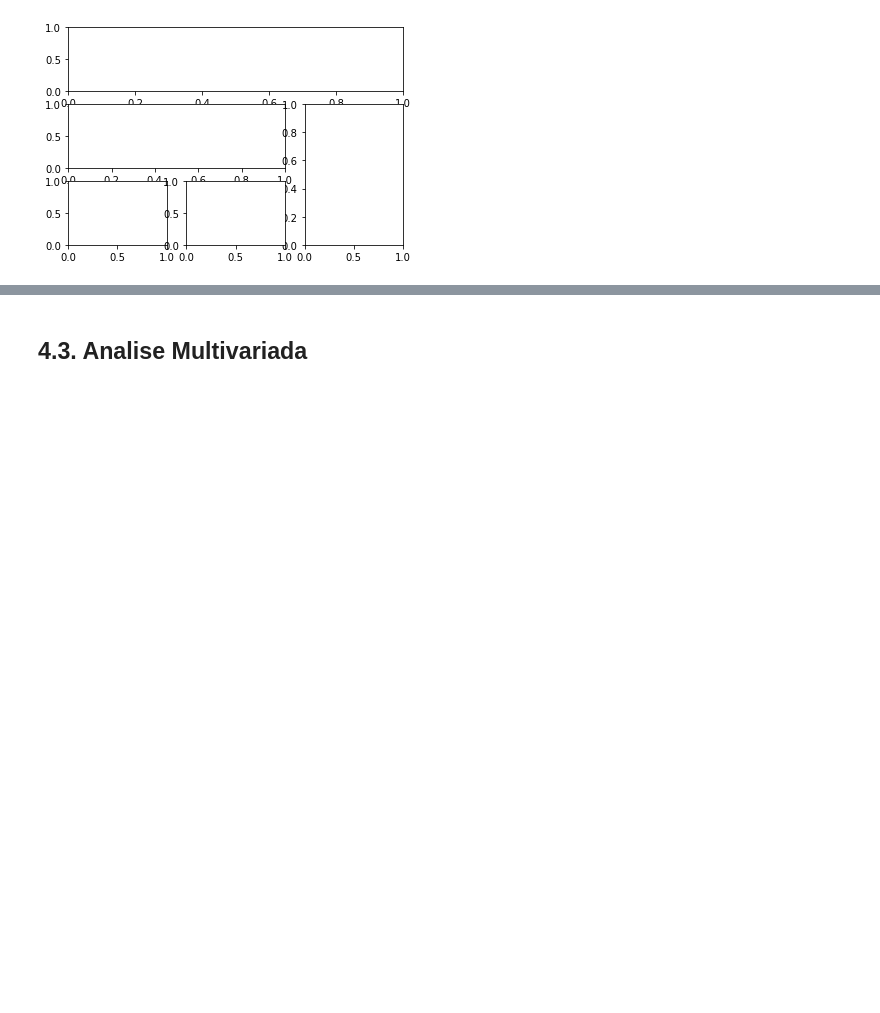
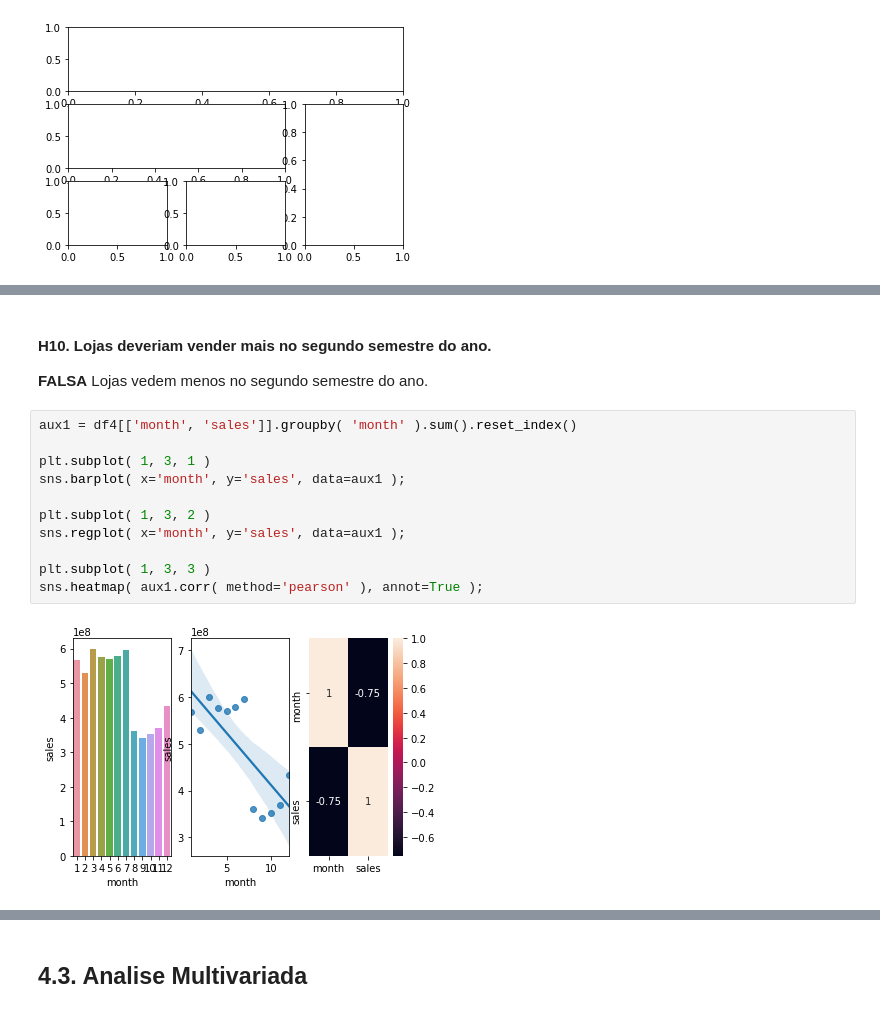
Before and after one commit to TiagoSolon/DS-Rossmann-Store-Sales, a Jupyter notebook: m04_v01_store_sales_prediction.ipynb, the cells around one changed output, grey strips where cells are left out. Cells and saved outputs as stored; diff of their text form; blank space fills up the shorter version.

```diff
--- a/m04_v01_store_sales_prediction.ipynb
+++ b/m04_v01_store_sales_prediction.ipynb
@@ -602,0 +634,16 @@ ax5 = plt.subplot(gs[-1, -2])
+# %% [markdown]
+####  **H10.** Lojas deveriam vender mais no segundo semestre do ano.
+**FALSA** Lojas vedem menos no segundo semestre do ano.
+# %%
+aux1 = df4[['month', 'sales']].groupby( 'month' ).sum().reset_index()
+
+plt.subplot( 1, 3, 1 )
+sns.barplot( x='month', y='sales', data=aux1 );
+
+plt.subplot( 1, 3, 2 )
+sns.regplot( x='month', y='sales', data=aux1 );
+
+plt.subplot( 1, 3, 3 )
+sns.heatmap( aux1.corr( method='pearson' ), annot=True );
+# %% [output]
+[figure, added]
```
Also changed, not shown: parts of 12 cells of this notebook.
